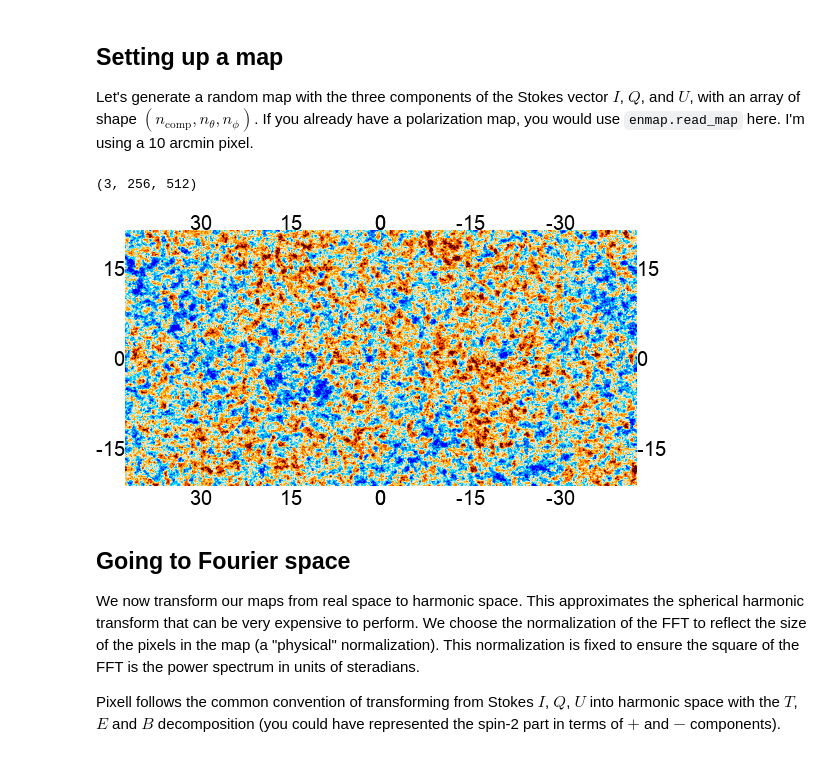
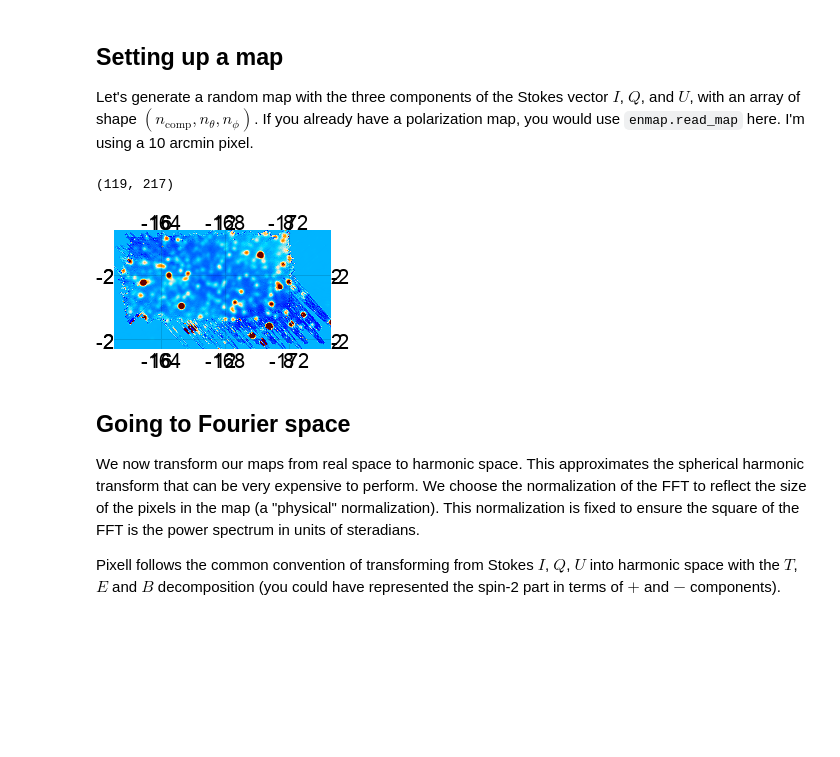
Before and after one commit to xzackli/flat-sky-power-spectra, a Jupyter notebook: Power spectrum analysis for periodic fields.ipynb, the cells around one changed output. Drawn from its saved outputs; the diff is of its cells as text; code cells hidden in the pictures; blank space fills up the shorter version.

```diff
--- a/Power spectrum analysis for periodic fields.ipynb
+++ b/Power spectrum analysis for periodic fields.ipynb
@@ -22,16 +22,14 @@ import matplotlib.pyplot as plt
 
 Let's generate a random map with the three components of the Stokes vector $I$, $Q$, and $U$, with an array of shape $(n_{\mathrm{comp}}, n_{\theta}, n_{\phi})$. If you already have a polarization map, you would use `enmap.read_map` here. I'm using a 10 arcmin pixel.
 # %%
-ps,_ = powspec.read_camb_scalar("test_scalCls.dat")
-shape,wcs = enmap.geometry(shape=(256,512),res=np.deg2rad(10/60.),pos=(0,0))
-shape = (3,) + shape
-map_IQU = enmap.rand_map(shape,wcs,ps,spin=[0,2])
+map_I = enmap.read_map("GBT_I.fits")[0,:,:]
+shape, wcs = map_I.shape, map_I.wcs
 
-print(map_IQU.shape)
-enplot.show(enplot.plot(map_IQU[0], ticks=15))
+print(map_I.shape)
+enplot.show(enplot.plot(map_I, ticks=4))
 # %% [output]
-(3, 256, 512)
+(119, 217)
-[figure, old version]
+[figure, new version]
 # %% [markdown]
 ## Going to Fourier space
 
```
Also changed, not shown: parts of 8 cells of this notebook.
